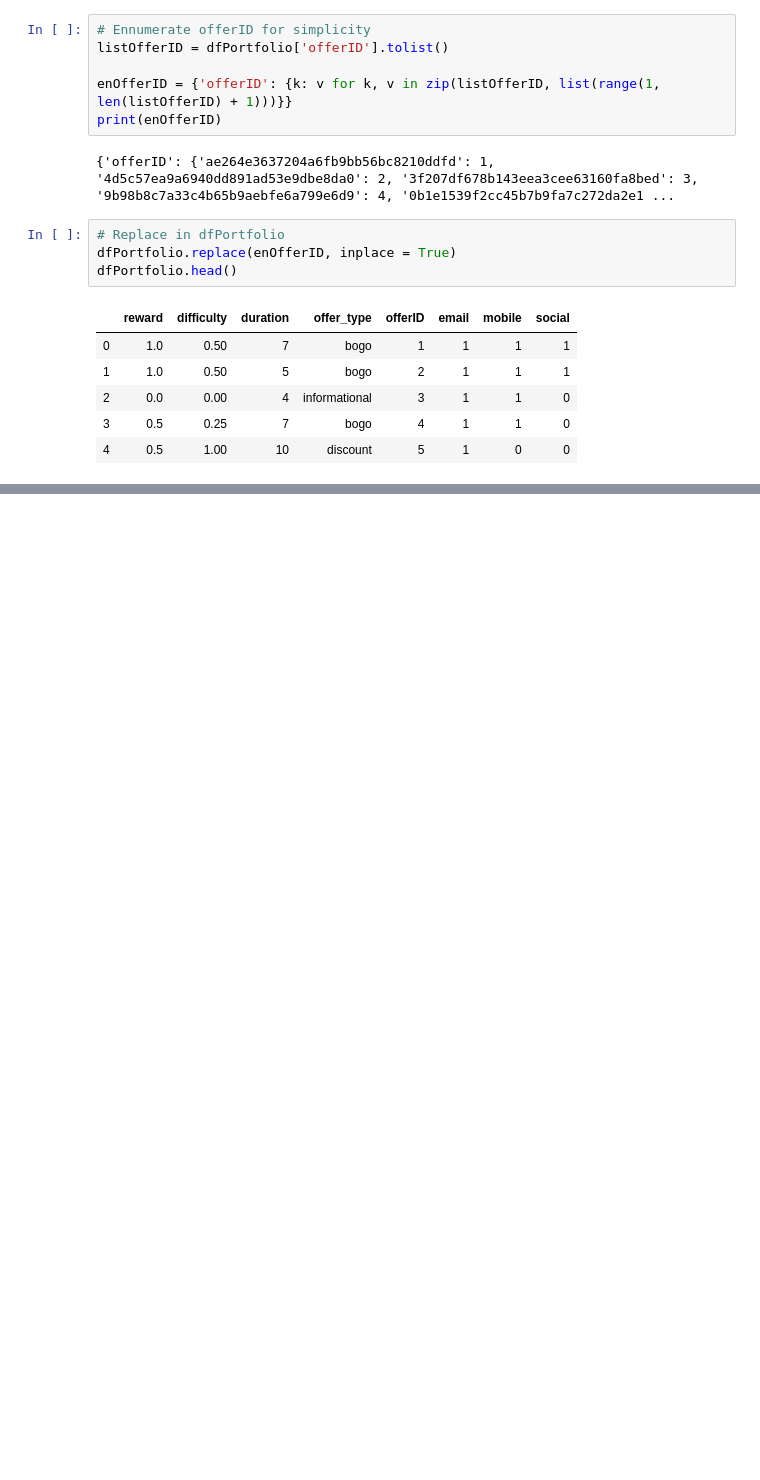
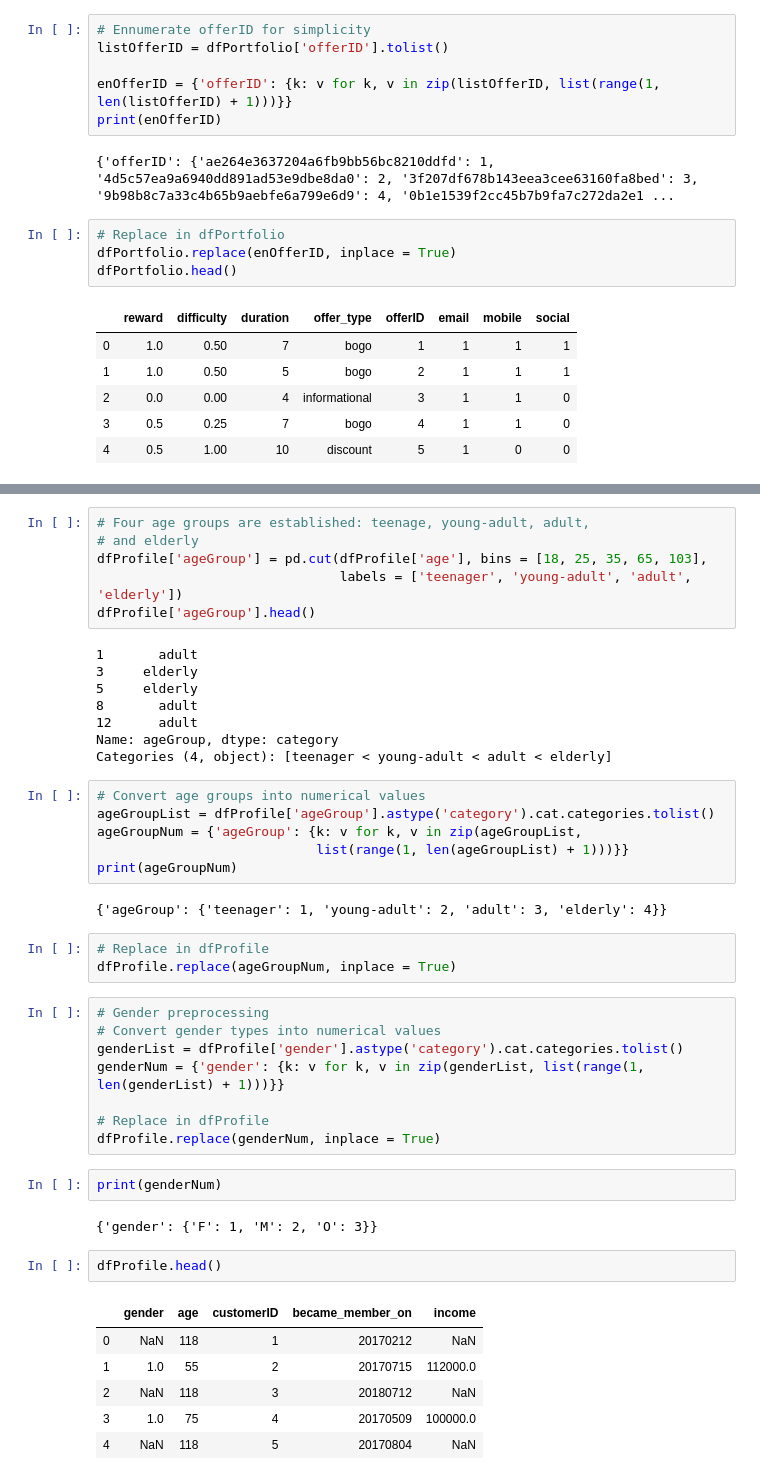
Before and after one commit to alserranor/StarbucksPromotion, a Jupyter notebook: Starbucks.ipynb, the cells around one changed output, grey strips where cells are left out. Cells and saved outputs as stored; diff of their text form; blank space fills up the shorter version.

```diff
--- a/Starbucks.ipynb
+++ b/Starbucks.ipynb
@@ -428,0 +475,46 @@ dfPortfolio.head()
+# %%
+# Four age groups are established: teenage, young-adult, adult,
+# and elderly
+dfProfile['ageGroup'] = pd.cut(dfProfile['age'], bins = [18, 25, 35, 65, 103],
+                               labels = ['teenager', 'young-adult', 'adult', 'elderly'])
+dfProfile['ageGroup'].head()
+# %% [output]
+1       adult
+3     elderly
+5     elderly
+8       adult
+12      adult
+Name: ageGroup, dtype: category
+Categories (4, object): [teenager < young-adult < adult < elderly]
+# %%
+# Convert age groups into numerical values
+ageGroupList = dfProfile['ageGroup'].astype('category').cat.categories.tolist()
+ageGroupNum = {'ageGroup': {k: v for k, v in zip(ageGroupList,
+                            list(range(1, len(ageGroupList) + 1)))}}
+print(ageGroupNum)
+# %% [output]
+{'ageGroup': {'teenager': 1, 'young-adult': 2, 'adult': 3, 'elderly': 4}}
+# %%
+# Replace in dfProfile
+dfProfile.replace(ageGroupNum, inplace = True)
+# %%
+# Gender preprocessing
+# Convert gender types into numerical values
+genderList = dfProfile['gender'].astype('category').cat.categories.tolist()
+genderNum = {'gender': {k: v for k, v in zip(genderList, list(range(1, len(genderList) + 1)))}}
+
+# Replace in dfProfile
+dfProfile.replace(genderNum, inplace = True)
+# %%
+print(genderNum)
+# %% [output]
+{'gender': {'F': 1, 'M': 2, 'O': 3}}
+# %%
+dfProfile.head()
+# %% [output]
+|  | gender | age | customerID | became_member_on | income |
+| 0 | NaN | 118 | 1 | 20170212 | NaN |
+| 1 | 1.0 | 55 | 2 | 20170715 | 112000.0 |
+| 2 | NaN | 118 | 3 | 20180712 | NaN |
+| 3 | 1.0 | 75 | 4 | 20170509 | 100000.0 |
+| 4 | NaN | 118 | 5 | 20170804 | NaN |
```
Also changed, not shown: parts of 8 cells of this notebook.
